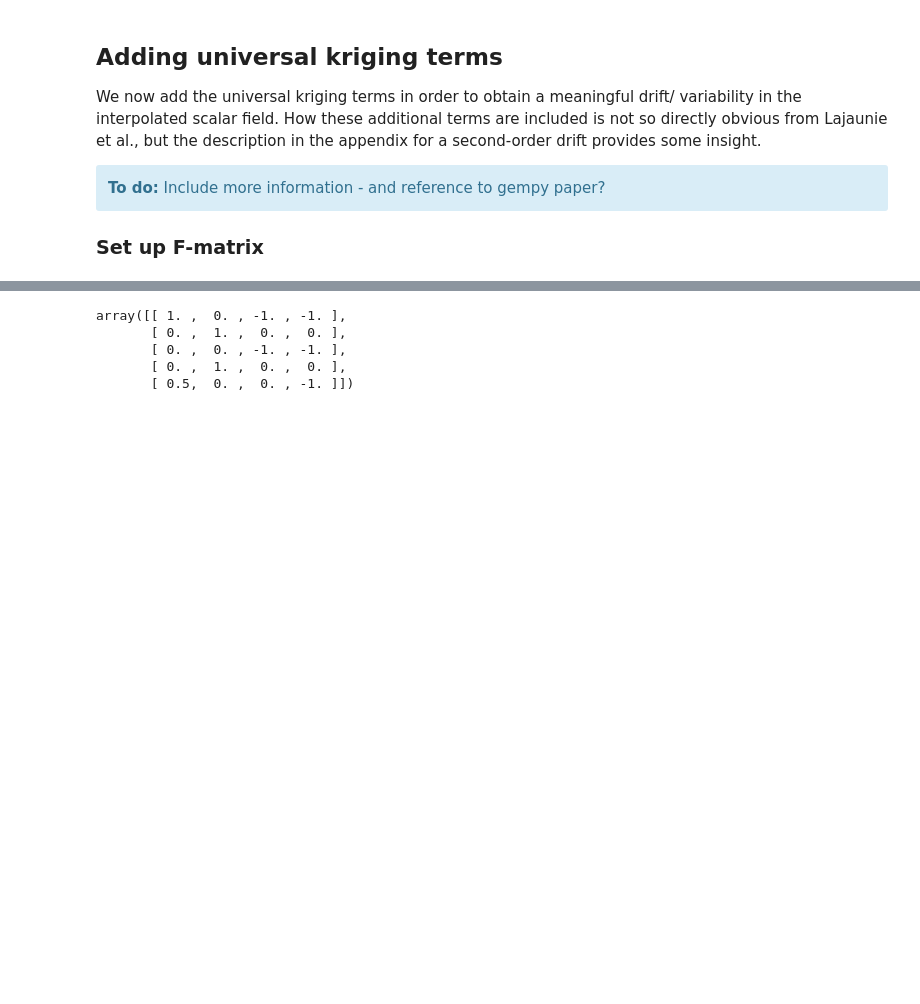
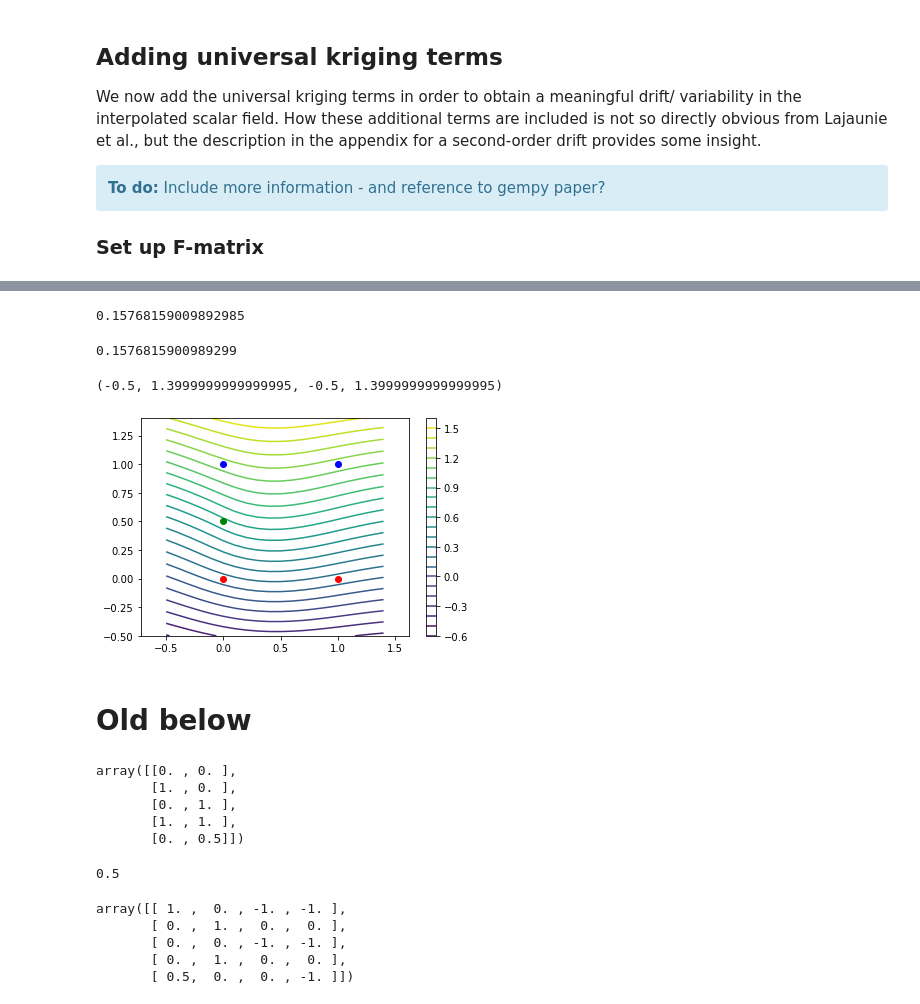
Before and after one commit to GeorgeLiang3/repository1, a Jupyter notebook: scalar_field_cokriging_minimal_example.ipynb, the cells around one changed output, grey strips where cells are left out. Saved outputs shown, nothing was run; the diff lists cells and outputs as text; code cells hidden in the pictures; blank space fills up the shorter version.

Commit message:
correct scalar field

```diff
--- a/scalar_field_cokriging_minimal_example.ipynb
+++ b/scalar_field_cokriging_minimal_example.ipynb
@@ -457,0 +510,3 @@ We now add the universal kriging terms in order to obtain a meaningful drift/ va
+# %%
+w = np.linalg.solve(krig_full, b)
+w
@@ -458,3 +535,59 @@ We now add the universal kriging terms in order to obtain a meaningful drift/ va
+# %%
+def interp_val_with_drift(xa, w, x):
+    """Determine interpolation for scalar field value
+
+    Parameters:
+    xa = [x,y]: x-vector to point of estimation
+    w = [a,b,c1,c2]: estimnated weights
+    x = (n,2)-vector of known value positions
+    """
+    return  w[0]*K_ZGx(xa - x[4]) + \
+            w[1]*K_ZGy(xa - x[4]) + \
+            w[2]*(K_Z(xa-x[0])-K_Z(xa-x[1])) + \
+            w[3]*(K_Z(xa-x[2])-K_Z(xa-x[3])) + \
+            w[4]*xa[0] + w[5]*xa[1]
+# %%
+# create points:
+xx = np.arange(-.5,1.5,0.1)
+yy = np.arange(-.5,1.5,0.1)
+XX,YY = np.meshgrid(xx,yy)
+# %%
+scalar_field_no_drift = np.empty((len(xx), len(yy)))
+for i,xxx in enumerate(xx):
+    for j,yyy in enumerate(yy):
+        scalar_field_no_drift[i,j] = interp_val_with_drift([xxx,yyy], w, x)
+# %%
+interp_val_with_drift([0,0],w,x)
+# %% [output]
+0.15768159009892985
+# %%
+interp_val_with_drift([1,0],w,x)
+# %% [output]
+0.1576815900989299
+# %%
+plt.contour(XX, YY, scalar_field_no_drift.T, 20)
+plt.colorbar()
+plt.plot(x_int1[:,0], x_int1[:,1], 'ro')
+plt.plot(x_int2[:,0], x_int2[:,1], 'bo')
+plt.plot(x5[0], x5[1], 'go')
+plt.axis('equal')
+# %% [output]
+(-0.5, 1.3999999999999995, -0.5, 1.3999999999999995)
+[figure, added]
+# %% [markdown]
+# Old below
+# %%
+x
+# %% [output]
+array([[0. , 0. ],
+       [1. , 0. ],
+       [0. , 1. ],
+       [1. , 1. ],
+       [0. , 0.5]])
+# %%
+x_all[4,1]
+# %% [output]
+0.5
 # %%
 x_all = x
 F = np.array([[1, 0, x_all[0,0]-x_all[1,0], x_all[2,0]-x_all[3,0]],
```
Also changed, not shown: parts of 49 cells of this notebook, 7 other files.
